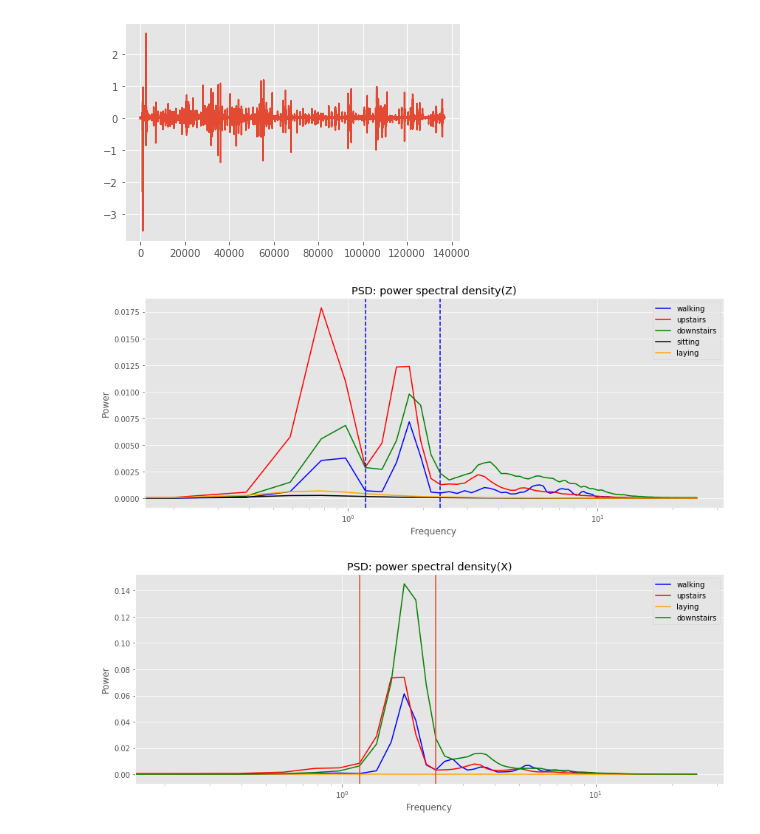
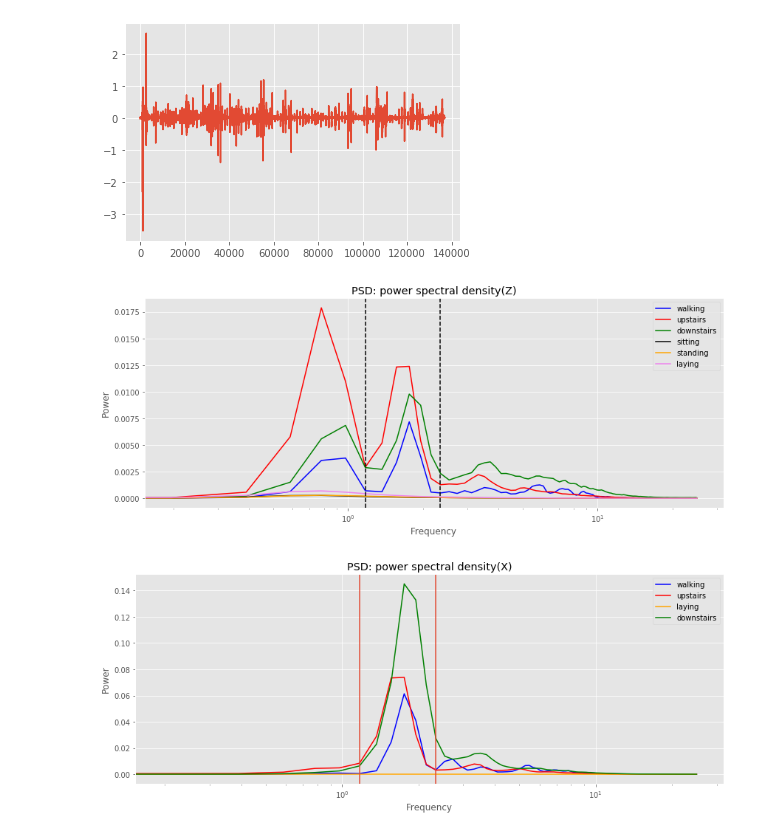
Before and after one commit to Devinml/Human-activity-recognition-using-smartphone-data, a Jupyter notebook: notebooks/EDA_RAW_DATA.ipynb, the cells around one changed output. Saved outputs shown, nothing was run; the diff lists cells and outputs as text; code cells hidden in the pictures.

Commit message:
added plots and modified plotting file

```diff
--- a/notebooks/EDA_RAW_DATA.ipynb
+++ b/notebooks/EDA_RAW_DATA.ipynb
@@ -188,23 +228,25 @@ f2,power2 = welch(butter_highpass(df_up['Z']),fs=50,average='mean')
 f3,power3 = welch(butter_highpass(df_lay['Z']),fs=50,average='mean')
 f4,power4 = welch(butter_highpass(df_down['Z']),fs=50,average='mean')
 f_sitting,power_sitting = welch(butter_highpass(df_sit['Z']),fs=50,average='mean')
+f_standing, power_standing = welch(butter_highpass(df_standing['Z']),fs=50,average='mean')
 # %%
 plt.figure(figsize=(12, 5))
 plt.semilogx(f, power,color='blue',label='walking')
 plt.semilogx(f2, power2,color='red',label='upstairs')
 plt.semilogx(f4,power4,color='green',label='downstairs')
 plt.semilogx(f_sitting,power_sitting,color='k',label='sitting')
-plt.semilogx(f3,power3,color='orange',label='laying')
+plt.semilogx(f_standing,power_standing,color='orange',label='standing')
+plt.semilogx(f3,power3,color='violet',label='laying')
 
-plt.axvline(x=1.171875,color='blue',ls='--')
-plt.axvline(x=2.34375,color='blue',ls='--')
+plt.axvline(x=1.171875,color='k',ls='--')
+plt.axvline(x=2.34375,color='k',ls='--')
 plt.title('PSD: power spectral density(Z)')
 plt.legend()
 plt.xlabel('Frequency')
 plt.ylabel('Power')
 plt.tight_layout()
 # %% [output]
-[figure, old version]
+[figure, new version]
 # %%
 f,power = welch(butter_highpass(df_walk['X']),fs=50)
 f2,power2 = welch((df_up['X']),fs=50)
```
Also changed, not shown: parts of 10 cells of this notebook, 12 other files.
